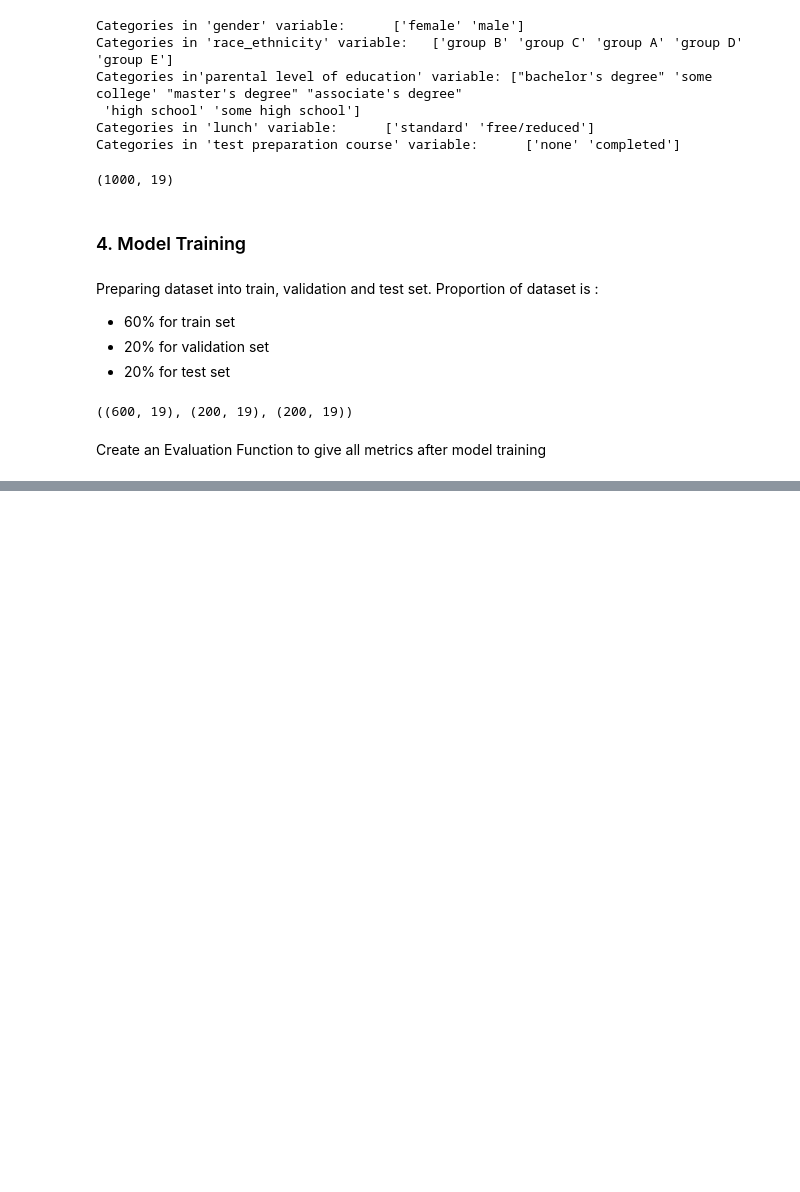
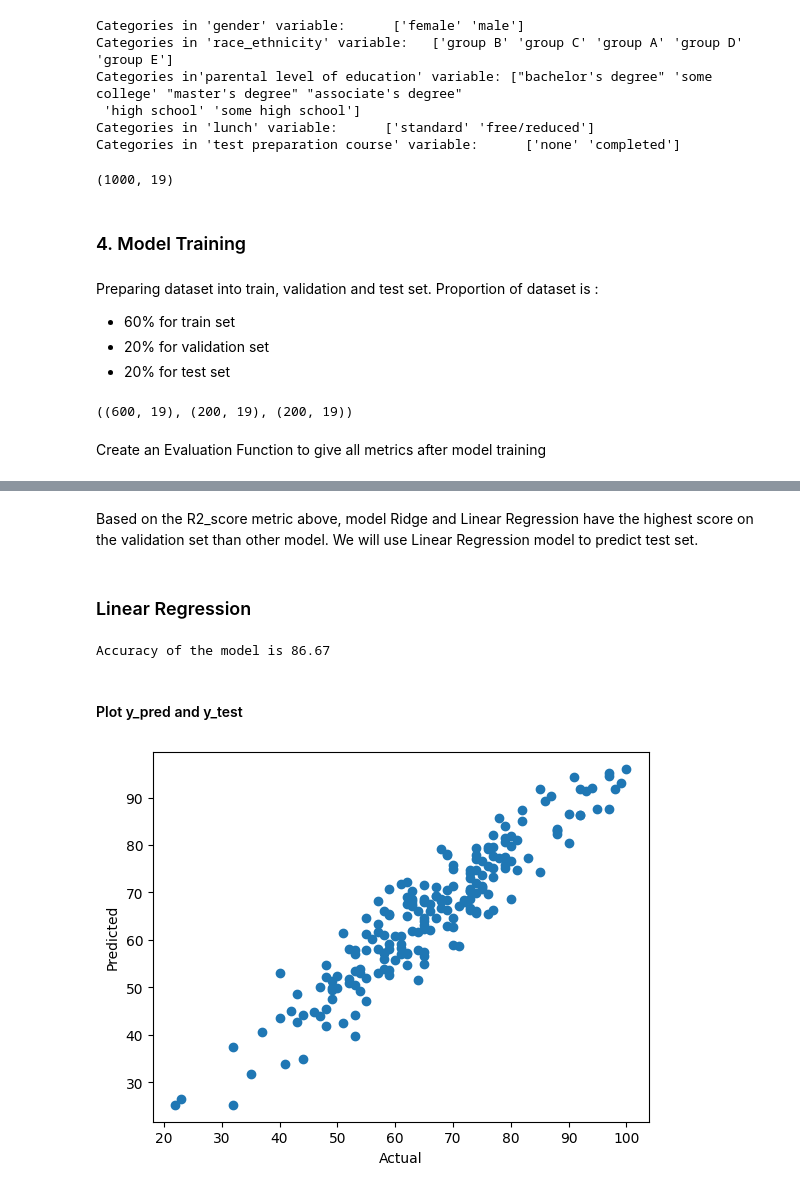
Before and after one commit to albertomoa/END-TO-END-ML-PROJECTS, a Jupyter notebook: notebook/2. MODEL TRAINING.ipynb, the cells around one changed output, grey strips where cells are left out. Drawn from its saved outputs; the diff is of its cells as text; code cells hidden in the pictures; blank space fills up the shorter version.

```diff
--- a/notebook/2. MODEL TRAINING.ipynb
+++ b/notebook/2. MODEL TRAINING.ipynb
@@ -234,0 +237,20 @@ pd.DataFrame(list(zip(model_list, r2_list)), columns=['Model Name', 'R2_Score'])
+# %% [markdown]
+Based on the R2_score metric above, model Ridge and Linear Regression have the highest score on the validation set than other model. We will use Linear Regression model to predict test set.
+# %% [markdown]
+### Linear Regression
+# %%
+lin_model = LinearRegression(fit_intercept=True)
+lin_model = lin_model.fit(X_train, y_train)
+y_pred = lin_model.predict(X_test)
+score = r2_score(y_test, y_pred)*100
+print('Accuracy of the model is %.2f' %score)
+# %% [output]
+Accuracy of the model is 86.67
+# %% [markdown]
+#### Plot y_pred and y_test
+# %%
+plt.scatter(y_test,y_pred);
+plt.xlabel('Actual');
+plt.ylabel('Predicted');
+# %% [output]
+[figure, added]
```
Also changed, not shown: parts of 6 cells of this notebook, 8 other files.
